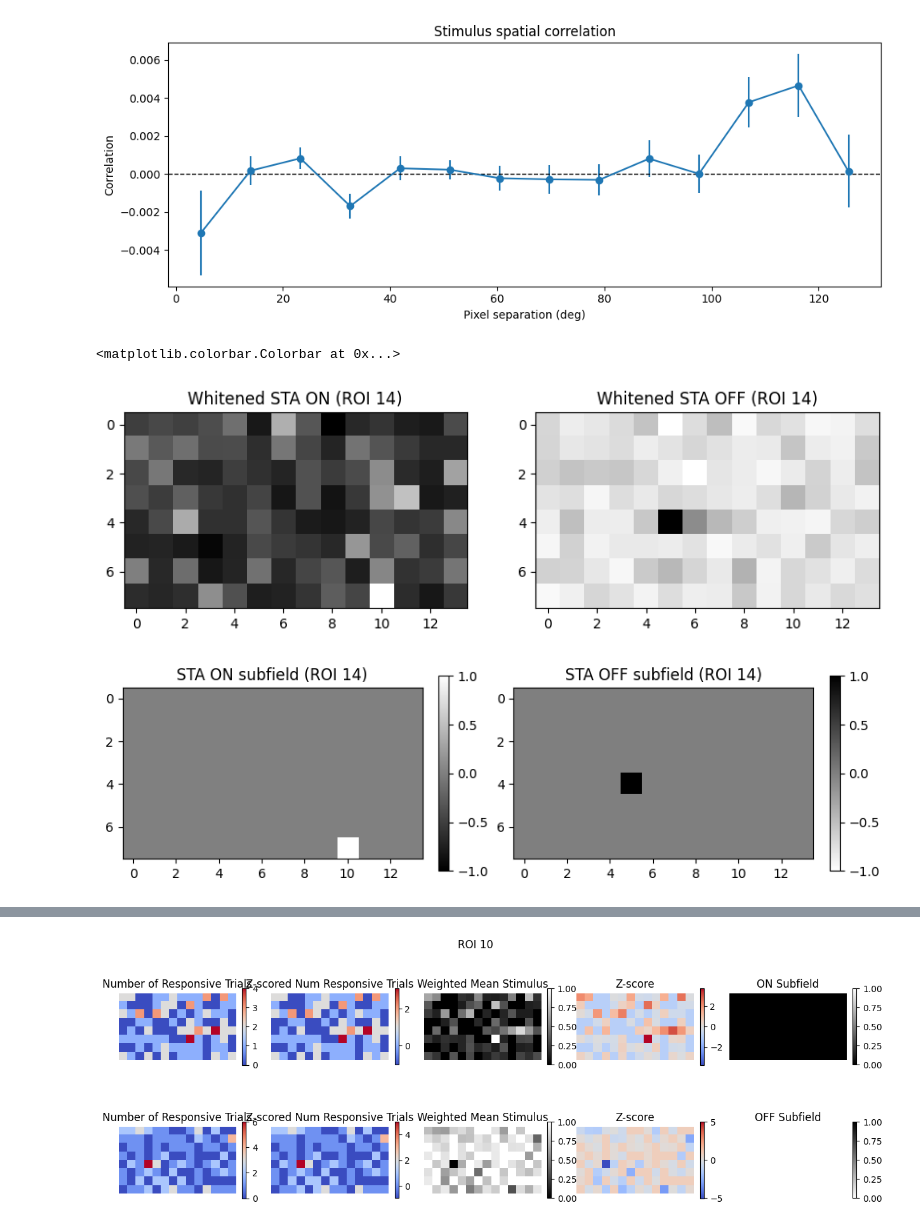
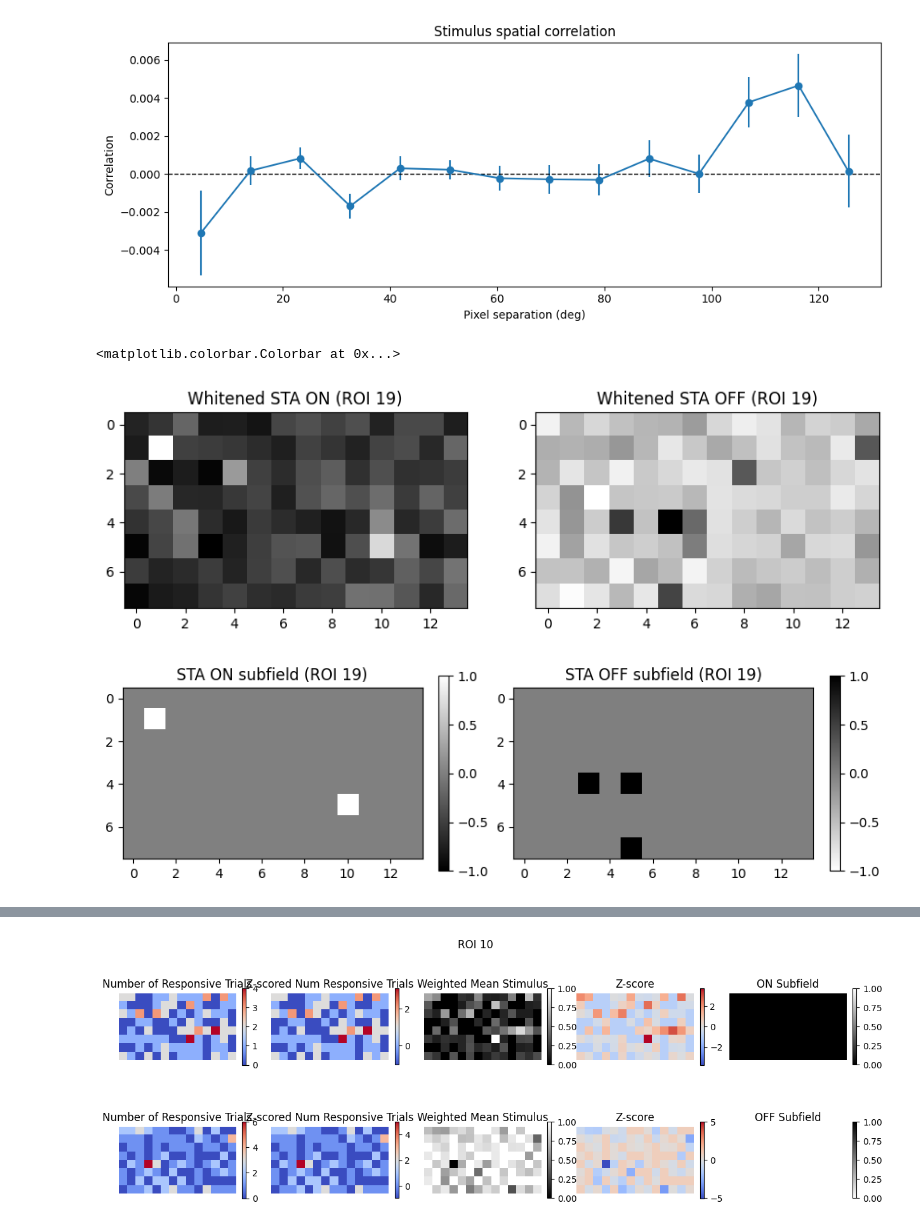
Before and after one commit to naomidonovan1/allen_v1dd, a Jupyter notebook: src/allen_v1dd/demo.ipynb, the cells around one changed output, grey strips where cells are left out. Drawn from its saved outputs; the diff is of its cells as text; code cells hidden in the pictures.

```diff
--- a/src/allen_v1dd/demo.ipynb
+++ b/src/allen_v1dd/demo.ipynb
@@ -141,7 +141,7 @@ plt.show()
 [figure]
 # %%
 ## estimate stimulus covariance to whiten the stimulus
-roi = 14
+roi = 19
 
 mu = np.mean(flattened_pixels, axis=1, keepdims=True)
 centered_pixels = flattened_pixels - mu  # shape (n_pixels, n_sweeps
@@ -153,32 +153,32 @@ off_sta = (pixels_off * lsn.sweep_responses[:, roi]).sum(axis=2) / lsn.sweep_res
 centered_on_sta = on_sta.flatten() - mu.flatten()
 centered_off_sta = off_sta.flatten() - mu.flatten()
 
 lam = 1e-3  # regularization parameter
 A = cov_matrix + lam * np.eye(cov_matrix.shape[0])
 k_on = np.linalg.solve(A, centered_on_sta)  # whitened STA
 k_off = np.linalg.solve(A, centered_off_sta)  # whitened STA
 
 fig, axs = plt.subplots(1, 2, figsize=(10, 5))
 axs[0].imshow(k_on.reshape(lsn.image_shape), cmap='gray')
 axs[0].set_title(f"Whitened STA ON (ROI {roi})")
 axs[1].imshow(k_off.reshape(lsn.image_shape), cmap='gray')
 axs[1].set_title(f"Whitened STA OFF (ROI {roi})")
 
 k_on_z_scored = (k_on - k_on.mean()) / k_on.std()
 k_off_z_scored = (k_off - k_off.mean()) / k_off.std()
 on_subfield = k_on_z_scored > 3
 off_subfield = k_off_z_scored < -3
 
 fig, axs = plt.subplots(1, 2, figsize=(10, 5))
 
 sub = axs[0].imshow(on_subfield.reshape(lsn.image_shape), cmap='gray', vmin=-1, vmax=1)
 axs[0].set_title(f"STA ON subfield (ROI {roi})")
 fig.colorbar(sub, ax=axs[0], fraction=0.03)
 
 sub = axs[1].imshow(off_subfield.reshape(lsn.image_shape), cmap='gray_r', vmin=-1, vmax=1)
 axs[1].set_title(f"STA OFF subfield (ROI {roi})")
 fig.colorbar(sub, ax=axs[1], fraction=0.03)
 # %% [output]
 <matplotlib.colorbar.Colorbar at 0x...>
-[figure, old version]
+[figure, new version]
-[figure, old version]
+[figure, new version]
```
Also changed, not shown: parts of 9 cells of this notebook.
